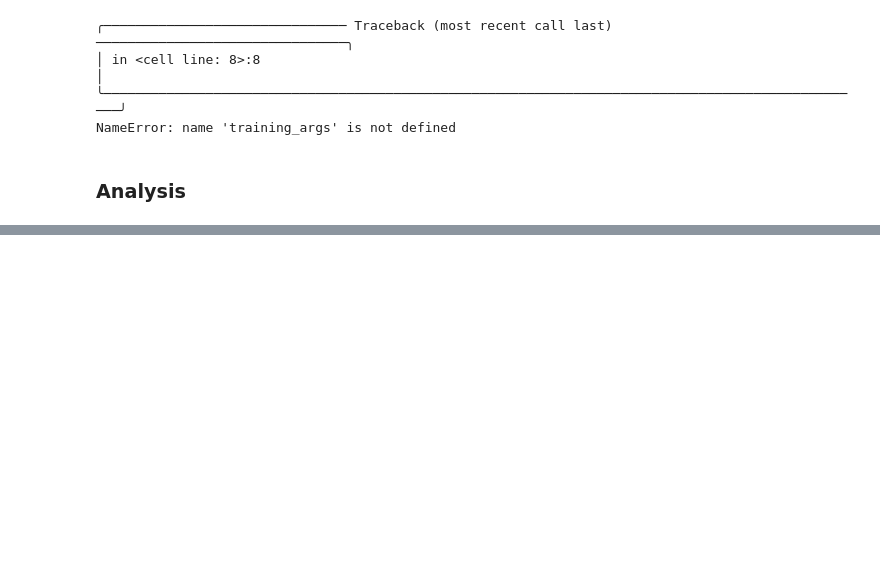
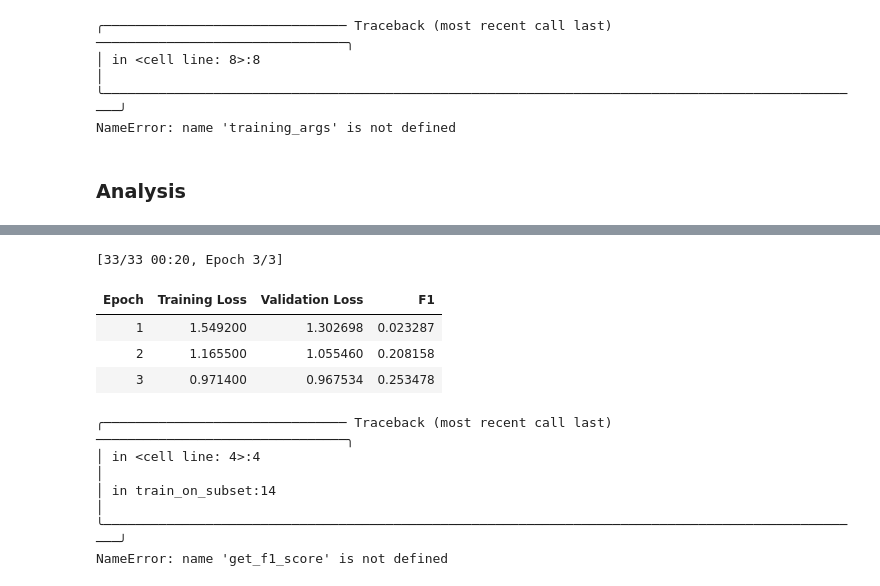
Before and after one commit to chinardankhara/nlphuggingface, a Jupyter notebook: multilingualNER.ipynb, the cells around one changed output, grey strips where cells are left out. Saved outputs shown, nothing was run; the diff lists cells and outputs as text; code cells hidden in the pictures; blank space fills up the shorter version.

```diff
--- a/multilingualNER.ipynb
+++ b/multilingualNER.ipynb
@@ -237,0 +262,26 @@ NameError: name 'training_args' is not defined
+# %%
+def train_on_subset(dataset, num_samples):
+    train_ds = dataset["train"].shuffle(seed=42).select(range(num_samples))
+    valid_ds = dataset["validation"]
+    test_ds = dataset["test"]
+    training_args.logging_steps = len(train_ds) // batch_size
+
+    trainer = Trainer(model_init=model_init, args=training_args,
+        data_collator=data_collator, compute_metrics=compute_metrics,
+        train_dataset=train_ds, eval_dataset=valid_ds, tokenizer=xlmr_tokenizer)
+    trainer.train()
+    if training_args.push_to_hub:
+        trainer.push_to_hub(commit_message="Training completed!")
+
+    f1_score = get_f1_score(trainer, test_ds)
+    return pd.DataFrame.from_dict(
+        {"num_samples": [len(train_ds)], "f1_score": [f1_score]})
+# %%
+panx_fr_encoded = encode_panx_dataset(panx_ch["fr"])
+# %%
+import numpy as np
+
+training_args.push_to_hub = False
+metrics_df = train_on_subset(panx_fr_encoded, 250)
+metrics_df
+# %% [output]
@@ -237,0 +289,10 @@ NameError: name 'training_args' is not defined
+[33/33 00:20, Epoch 3/3]
+| Epoch | Training Loss | Validation Loss | F1 |
+| 1 | 1.549200 | 1.302698 | 0.023287 |
+| 2 | 1.165500 | 1.055460 | 0.208158 |
+| 3 | 0.971400 | 0.967534 | 0.253478 |
+╭─────────────────────────────── Traceback (most recent call last) ────────────────────────────────╮
+│ in <cell line: 4>:4                                                                              │
+│ in train_on_subset:14                                                                            │
+╰──────────────────────────────────────────────────────────────────────────────────────────────────╯
+NameError: name 'get_f1_score' is not defined
```
Also changed, not shown: parts of 3 cells of this notebook.
